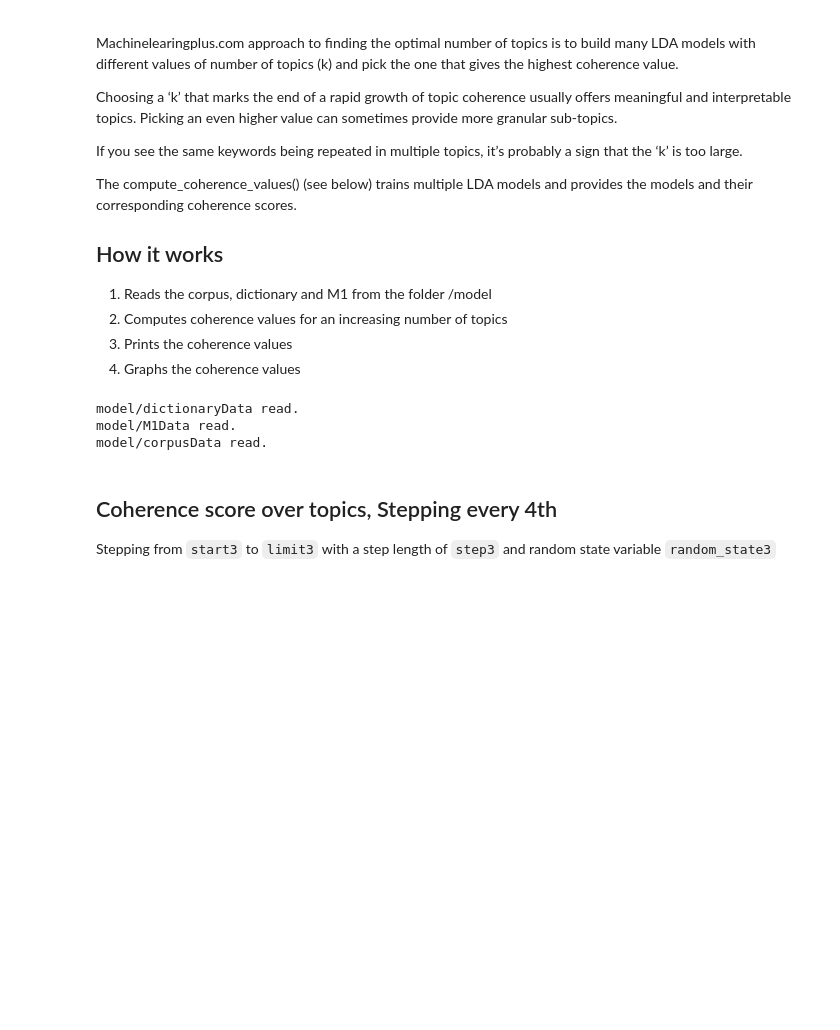
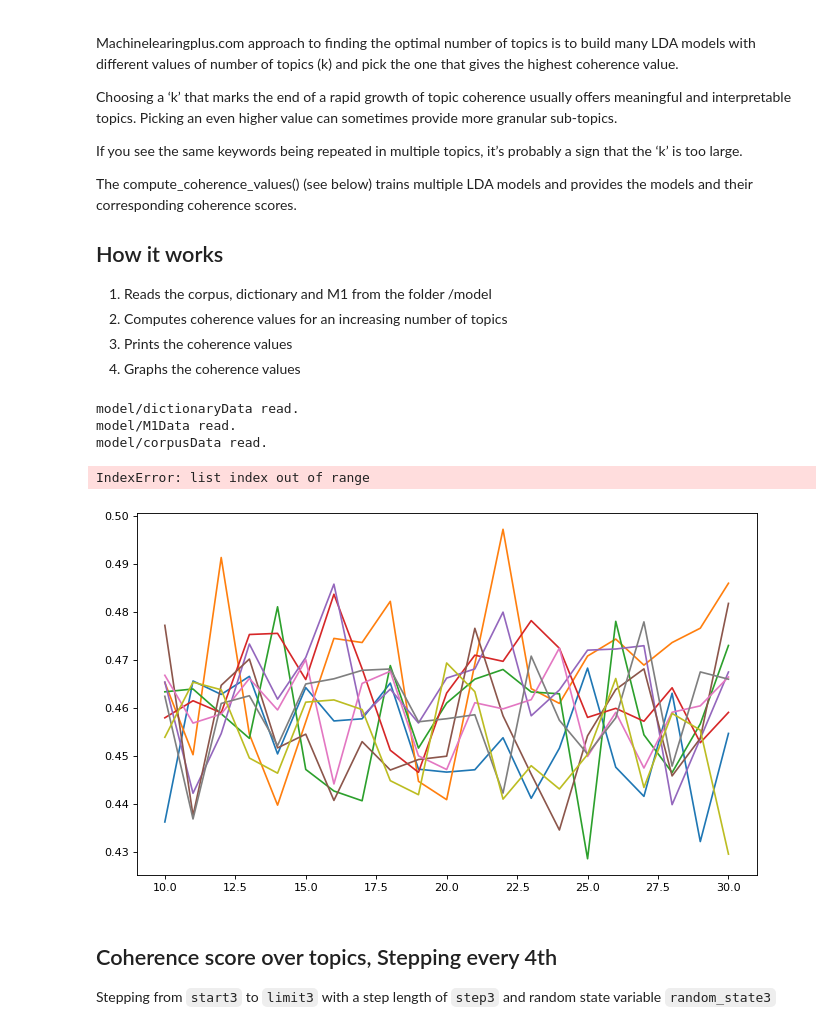
Before and after one commit to richard-johansson/topic_modeling, a Jupyter notebook: findOptimalNumberOfTopics.ipynb, the cells around one changed output. Drawn from its saved outputs; the diff is of its cells as text; code cells hidden in the pictures; blank space fills up the shorter version.

```diff
--- a/findOptimalNumberOfTopics.ipynb
+++ b/findOptimalNumberOfTopics.ipynb
@@ -151,6 +149,39 @@ def coherencePlotWithRandomState(start, limit, rs_start, rs_limit, step, c_v, fi
     plt.show()
 
     figure.savefig('plots/' + str(start) + '-' + str(limit) + '_' + str(rs_start) + '-' + str(rs_limit) + '.pdf')
+# %%
+def coherencePlotWithRandomStateMultiLines(start, limit, rs_start, rs_limit, step, c_v, figure):
+    x_index = []
+    index = start
+
+    for i in range(rs_start, rs_limit):
+        coherence = []
+        x_label = []
+        for j in range(start, limit):
+            x_label.append(j)
+            coherence.append(c_v[index])
+            x_index.append(index)
+            index += 1
+
+        plt.plot(x_label, coherence)
+
+    plt.plot(x_label, c_v)
+    plt.xlabel("(Num Topics, Random State)")
+    plt.ylabel("Coherence score")
+    plt.xticks(x_index, x_label)
+    plt.legend(("coherence_values"), loc='best')
+    plt.grid(True)
+    plt.show()
+
+    figure.savefig('plots/' + str(start) + '-' + str(limit) + '_' + str(rs_start) + '-' + str(rs_limit) + '.pdf')
+# %%
+# Plot the graph and save it in /plots folder
+
+f = plt.figure(figsize=(10, 6), dpi=80)
+coherencePlotWithRandomStateMultiLines(start1, limit1, rs_start1, rs_limit1, step1, coherence_values1, f)
+# %% [output]
+IndexError: list index out of range
+[figure, added]
 # %% [markdown]
 ## Coherence score over topics, Stepping every 4th
 Stepping from `start3` to `limit3` with a step length of `step3` and random state variable `random_state3`
```
Also changed, not shown: parts of 9 cells of this notebook.
